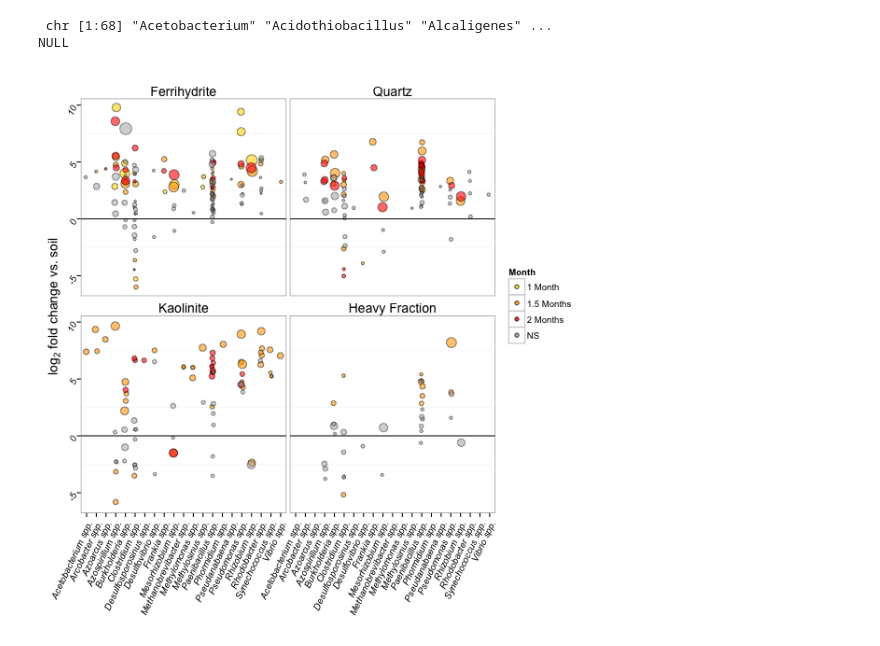
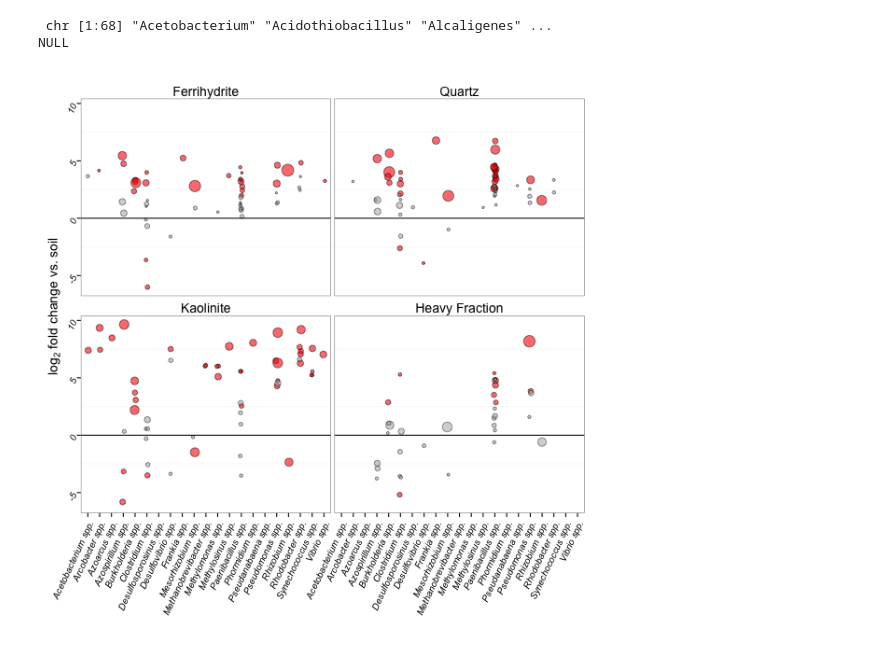
Before and after one commit to TheaWhitman/Mineral16S, a Jupyter notebook: manuscript_figures/Differential_abundance.ipynb, the cells around one changed output. Drawn from its saved outputs; the diff is of its cells as text; code cells hidden in the pictures.

```diff
--- a/manuscript_figures/Differential_abundance.ipynb
+++ b/manuscript_figures/Differential_abundance.ipynb
@@ -1435,6 +1410,7 @@ NULL
 %%R
 
 d.Nfix = l2fc %>%
+    dplyr::filter(Month==2.5)%>%
 #    dplyr::filter(padj<=0.1)%>%
     dplyr::group_by(Trtmt,Month) %>%
     dplyr::mutate(relabund=baseMean/sum(baseMean))%>%
@@ -1450,34 +1426,34 @@ d = d.Nfix
 d = d %>%
     mutate(Species = paste(Genus,"spp."))
 
 d$Trtmt = ordered(d$Trtmt, levels = c("Ferrihydrite", "Quartz", "Kaolinite", "Heavy Fraction"))
 d$sig = ifelse(d$padj<=0.1,"yes","NS")
 d$sig = ifelse(is.na(d$padj),"NS",paste(d$sig))
 d$Month = as.factor(d$Month)
 d$Month = ifelse(d$Month==2,"1 Month",(ifelse(d$Month==2.5, "1.5 Months","2 Months")))
 
 d.yes = d[d$sig=="yes",]
 d.no = d[d$sig=="NS",]
 
 p = ggplot(d, aes(x=Genus, y=l2FC))
 
 p = p + geom_point(data=d.yes, aes(x = Species, y = l2FC, fill = Month, size=relabund), shape = 21, alpha=0.6, position = position_jitter(w = 0.10))
 p = p + geom_point(data=d.no, aes(x = Species, y = l2FC, fill = sig, size=relabund), shape = 21, alpha=0.5, position = position_jitter(w = 0.10))
 
 p = p + scale_size_continuous("log(Relative\nAbundance)",trans="log",guide="none")
-p = p + scale_fill_manual(values=c("gold","orange","red","darkgrey"))
+p = p + scale_fill_manual(values=c("red","darkgrey"), guide="none")
 p = p + facet_wrap(~Trtmt,ncol=2)
 p = p + geom_hline(aes(yintercept=0))
 p = p + theme_bw()
 p = p + labs(y = expression(paste("", log[2]," fold change vs. soil",sep="")))
 p = p + theme(axis.text = element_text(angle=65,hjust=1, size=10, face="italic"),
             strip.background = element_blank(),
             strip.text = element_text(size=14),
              axis.title.x = element_blank(),
              axis.title.y = element_text(size=14),
              panel.grid.major = element_blank())
 p
 # %% [output]
-[figure, old version]
+[figure, new version]
 # %%
 %%R
```
Also changed, not shown: parts of 17 cells of this notebook, 12 other files.
